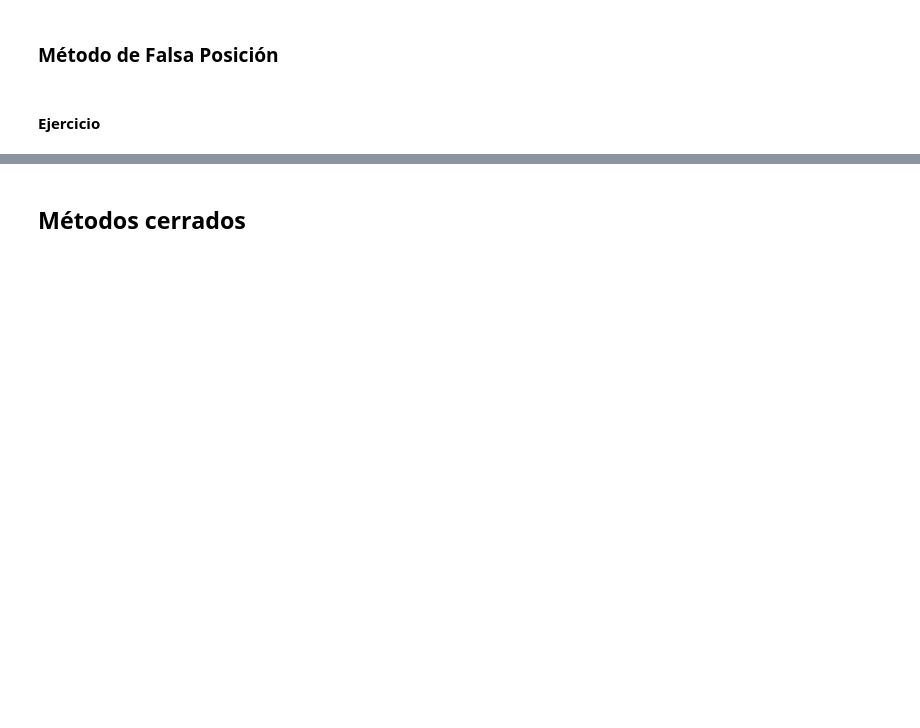
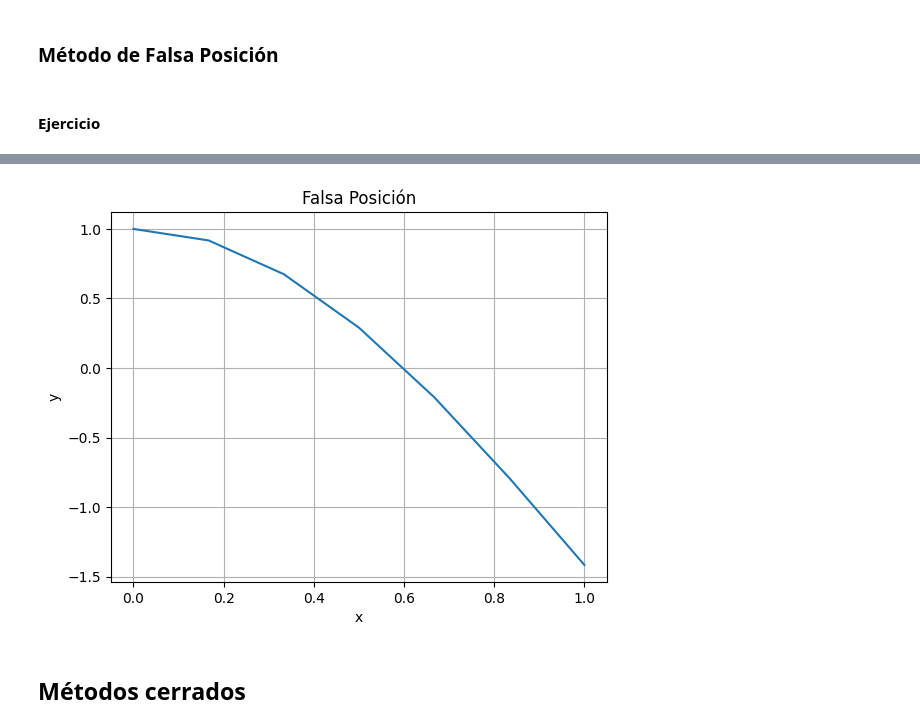
Before and after one commit to smaje99/numerical-methods-udla, a Jupyter notebook: raices de funciones.ipynb, the cells around one changed output, grey strips where cells are left out. Saved outputs shown, nothing was run; the diff lists cells and outputs as text; code cells hidden in the pictures; blank space fills up the shorter version.

Commit message:
🚧 Add regula falsi method, table and chart

```diff
--- a/raices de funciones.ipynb
+++ b/raices de funciones.ipynb
@@ -99,0 +130,2 @@ plt.show()
+# %%
+f_x = lambda x: np.cos(2 * x) - x ** 2
@@ -99,0 +138,3 @@ plt.show()
+# %%
+table = np.array(table)
+pd.DataFrame(table, columns=['a', 'b', 'x_i', 'f(a)', 'f(b)', 'f(x_i)', 'error'])
@@ -100,3 +150,15 @@ plt.show()
+# %%
+xi = np.linspace(0, 1, len(table))
+
+plt.plot(xi, f_x(xi))
+plt.xlabel('x')
+plt.ylabel('y')
+plt.title('Falsa Posición')
+
+plt.grid()
+plt.show()
+# %% [output]
+[figure, added]
 # %% [markdown]
 ## Métodos cerrados
 # %% [markdown]
```
Also changed, not shown: parts of 6 cells of this notebook.
